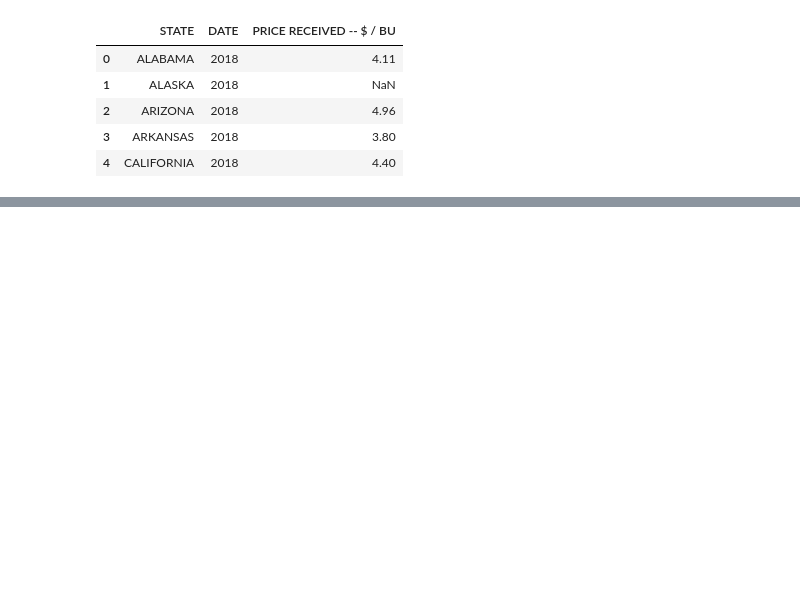
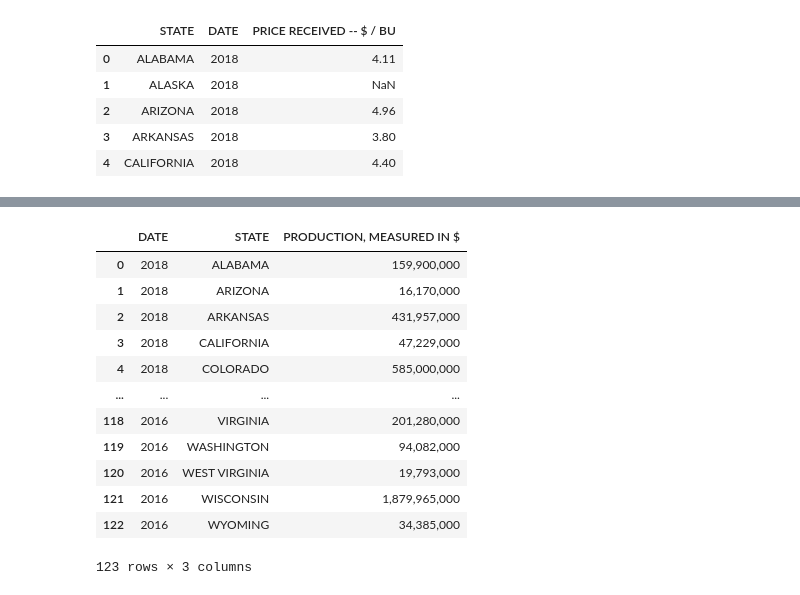
Before and after one commit to millert1023/Project-1---Corn-v.-Weather, a Jupyter notebook: Corn.ipynb, the cells around one changed output, grey strips where cells are left out. Drawn from its saved outputs; the diff is of its cells as text; code cells hidden in the pictures; blank space fills up the shorter version.

```diff
--- a/Corn.ipynb
+++ b/Corn.ipynb
@@ -169,0 +188,4 @@ dtype: object
+# %%
+corn_prod_price = "../Project-1---Corn-v.-Weather/Corn_production by money_2016to2018.csv"
+corn_prod_price_df = pd.read_csv(corn_prod_price)
+corn_prod_price_df.head()
@@ -169,0 +199,17 @@ dtype: object
+# %%
+corn_prod_price_df = corn_prod_price_df.dropna()
+corn_prod_price_df
+# %% [output]
+|  | DATE | STATE | PRODUCTION, MEASURED IN $ |
+| 0 | 2018 | ALABAMA | 159,900,000 |
+| 1 | 2018 | ARIZONA | 16,170,000 |
+| 2 | 2018 | ARKANSAS | 431,957,000 |
+| 3 | 2018 | CALIFORNIA | 47,229,000 |
+| 4 | 2018 | COLORADO | 585,000,000 |
+| ... | ... | ... | ... |
+| 118 | 2016 | VIRGINIA | 201,280,000 |
+| 119 | 2016 | WASHINGTON | 94,082,000 |
+| 120 | 2016 | WEST VIRGINIA | 19,793,000 |
+| 121 | 2016 | WISCONSIN | 1,879,965,000 |
+| 122 | 2016 | WYOMING | 34,385,000 |
+123 rows × 3 columns
```
Also changed, not shown: parts of 19 cells of this notebook, 4 other files.
